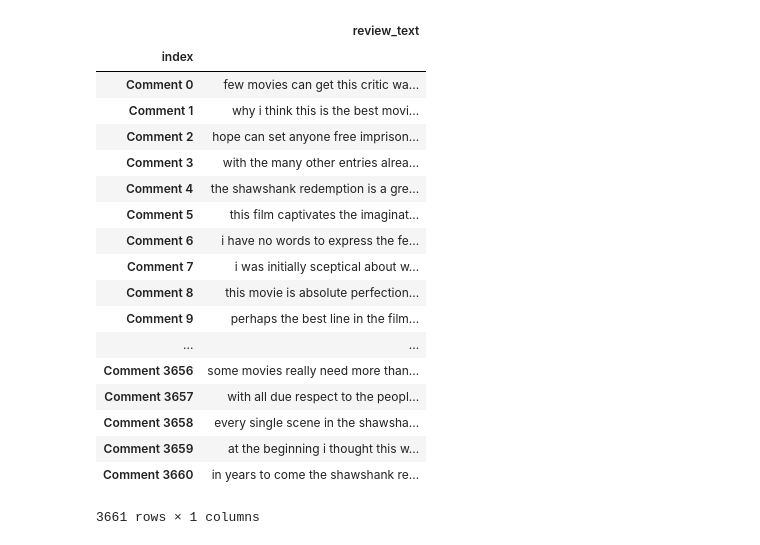
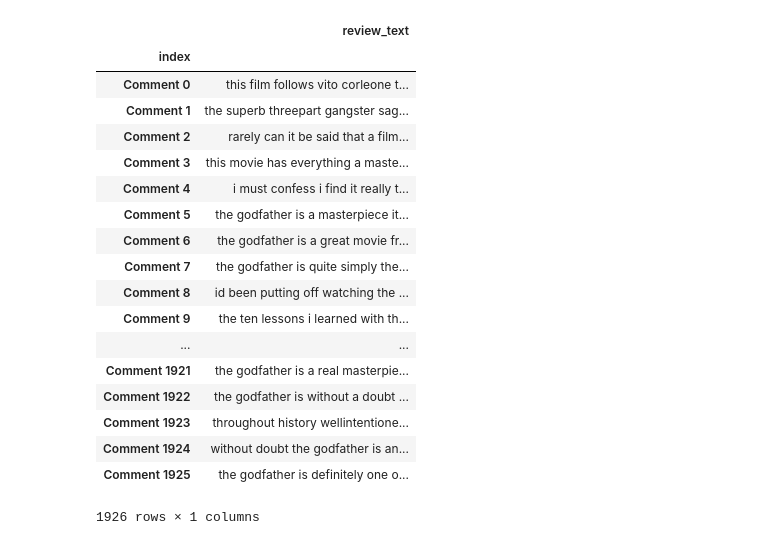
Before and after one commit to atharva-sarage/Data-Mining, a Jupyter notebook: LPU+LDA+Fast.ipynb, the cells around one changed output. Saved outputs shown, nothing was run; the diff lists cells and outputs as text; code cells hidden in the pictures.

```diff
--- a/LPU+LDA+Fast.ipynb
+++ b/LPU+LDA+Fast.ipynb
@@ -83,16 +89,16 @@ print(df3.tail())   # test
 # %%
 index=[]
-for i in range(len(df2.index)):
+for i in range(len(df_train.index)):
     index.append("Positive "+str(i))
 #df.insert(loc=0,column='index',value=index)
-df2['index']=index
-df2.set_index('index', inplace=True)
+df_train['index']=index
+df_train.set_index('index', inplace=True)
 
 index2=[]
-for i in range(len(df3.index)):
+for i in range(len(df_test.index)):
     index2.append("Comment "+str(i))
 #df.insert(loc=0,column='index',value=index)
-df3['index']=index2
-df3.set_index('index', inplace=True)
-df3
+df_test['index']=index2
+df_test.set_index('index', inplace=True)
+df_test
 # %% [output]
@@ -125,29 +131,29 @@ def clean_text_round1(text):
     return text
 round1 = lambda x: clean_text_round1(x)
 # %%
-data_clean = pd.DataFrame(df2.Positive.apply(round1))
-data_clean2 = pd.DataFrame(df3.review_text.apply(round1))
+data_clean = pd.DataFrame(df_train.review_text.apply(round1))
+data_clean2 = pd.DataFrame(df_test.review_text.apply(round1))
 data_clean2
 # %% [output]
 |  | review_text |
 | index |  |
-| Comment 0 | few movies can get this critic wa... |
-| Comment 1 | why i think this is the best movi... |
-| Comment 2 | hope can set anyone free imprison... |
-| Comment 3 | with the many other entries alrea... |
-| Comment 4 | the shawshank redemption is a gre... |
-| Comment 5 | this film captivates the imaginat... |
-| Comment 6 | i have no words to express the fe... |
-| Comment 7 | i was initially sceptical about w... |
-| Comment 8 | this movie is absolute perfection... |
-| Comment 9 | perhaps the best line in the film... |
+| Comment 0 | this film follows vito corleone t... |
+| Comment 1 | the superb threepart gangster sag... |
+| Comment 2 | rarely can it be said that a film... |
+| Comment 3 | this movie has everything a maste... |
+| Comment 4 | i must confess i find it really t... |
+| Comment 5 | the godfather is a masterpiece it... |
+| Comment 6 | the godfather is a great movie fr... |
+| Comment 7 | the godfather is quite simply the... |
+| Comment 8 | id been putting off watching the ... |
+| Comment 9 | the ten lessons i learned with th... |
 | ... | ... |
-| Comment 3656 | some movies really need more than... |
-| Comment 3657 | with all due respect to the peopl... |
-| Comment 3658 | every single scene in the shawsha... |
-| Comment 3659 | at the beginning i thought this w... |
-| Comment 3660 | in years to come the shawshank re... |
+| Comment 1921 | the godfather is a real masterpie... |
+| Comment 1922 | the godfather is without a doubt ... |
+| Comment 1923 | throughout history wellintentione... |
+| Comment 1924 | without doubt the godfather is an... |
+| Comment 1925 | the godfather is definitely one o... |
-3661 rows × 1 columns
+1926 rows × 1 columns
 # %%
 data_clean
 # %% [output]
```
Also changed, not shown: parts of 15 cells of this notebook, 8 other files.
